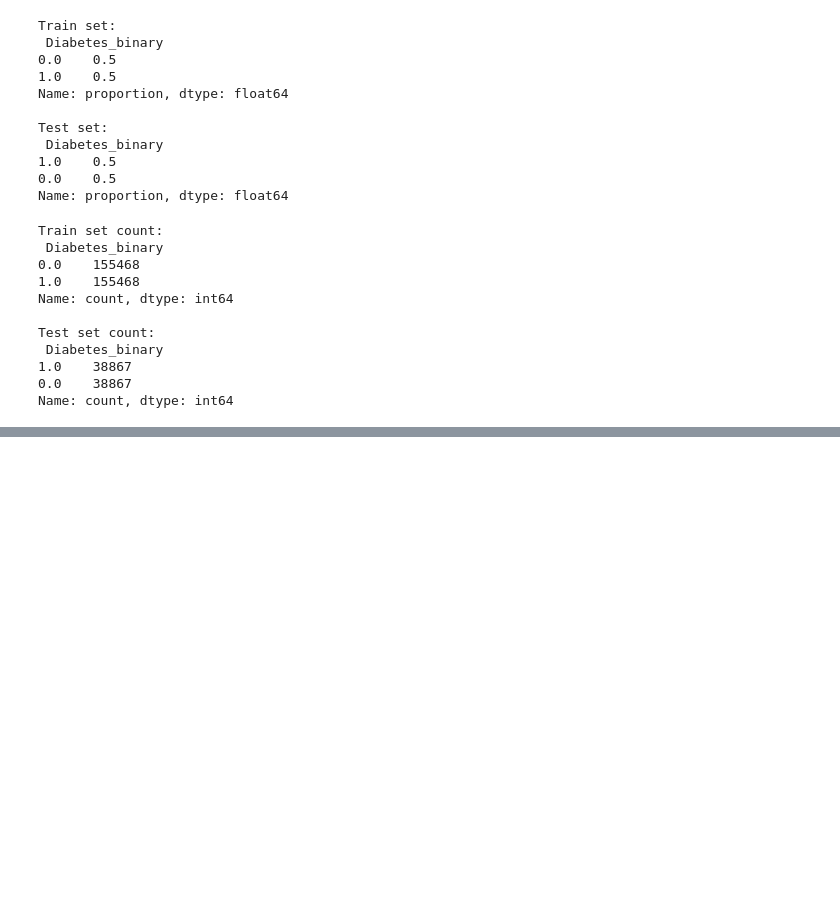
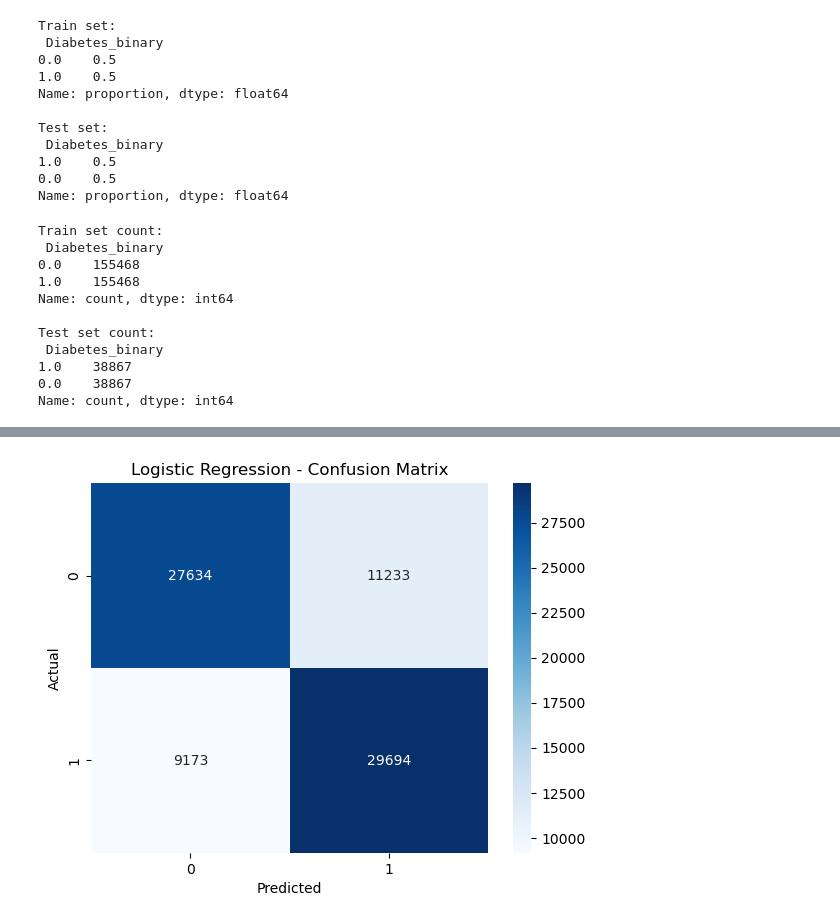
Before and after one commit to najmul19/diabetics_classification_from_daily_activities, a Jupyter notebook: diabatics/diabetics_classification_from_daily_activities.ipynb, the cells around one changed output, grey strips where cells are left out. Cells and saved outputs as stored; diff of their text form; code cells hidden in the pictures; blank space fills up the shorter version.

Commit message:
start step 5: and the logistic regresssion model completed, step5 will continue ....

```diff
--- a/diabatics/diabetics_classification_from_daily_activities.ipynb
+++ b/diabatics/diabetics_classification_from_daily_activities.ipynb
@@ -585,0 +588,21 @@ Name: count, dtype: int64
+# %%
+#1st Model: Logistic Regression
+from sklearn.linear_model import LogisticRegression
+from sklearn.metrics import accuracy_score, precision_score, recall_score, f1_score, confusion_matrix, classification_report, roc_auc_score, RocCurveDisplay
+
+#model training
+log_reg = LogisticRegression(max_iter=1000, random_state=42)
+log_reg.fit(X_train, y_train)
+
+#Prediction
+y_pred = log_reg.predict(X_test)
+y_prob = log_reg.predict_proba(X_test)[:, 1] #Only probabilities for class 1
+#we can use it Plot ROC curve, AUC score and Apply custom threshold instead of default 0.5 for classification
+
+#Evaluation metrics
+print("Logistic Regression Evaluation:")
+print("Accuracy:", accuracy_score(y_test, y_pred))
+print("Precision:", precision_score(y_test, y_pred))
+print("Recall:", recall_score(y_test, y_pred))
+print("F1 Score:", f1_score(y_test, y_pred))
+print("ROC AUC Score:", roc_auc_score(y_test, y_prob))
@@ -585,0 +628,10 @@ Name: count, dtype: int64
+# %%
+#Confusion Matrix
+cm = confusion_matrix(y_test, y_pred)
+sns.heatmap(cm, annot=True, fmt='d', cmap='Blues')
+plt.title("Logistic Regression - Confusion Matrix")
+plt.xlabel("Predicted")
+plt.ylabel("Actual")
+plt.show()
+# %% [output]
+[figure, added]
```
Also changed, not shown: parts of 5 cells of this notebook.
